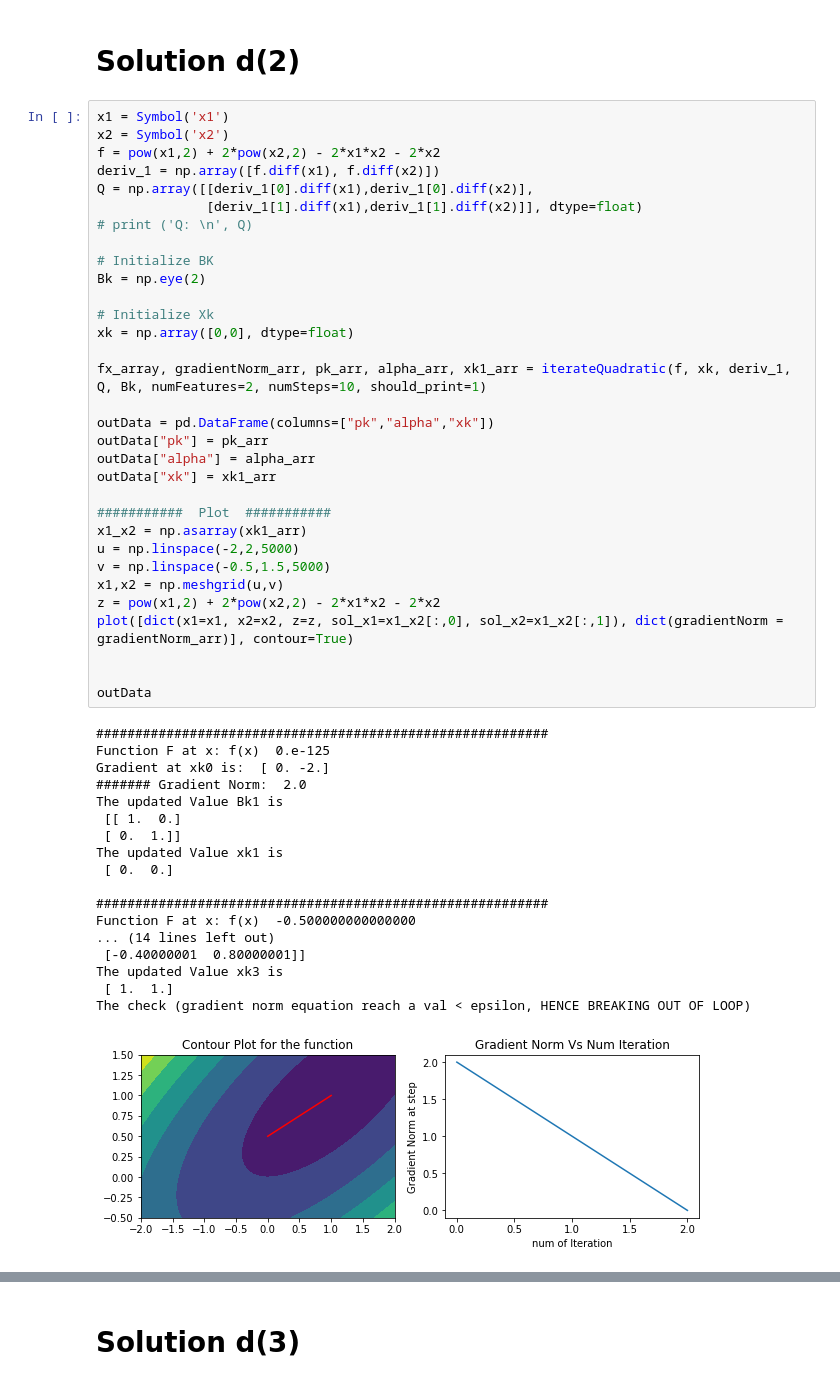
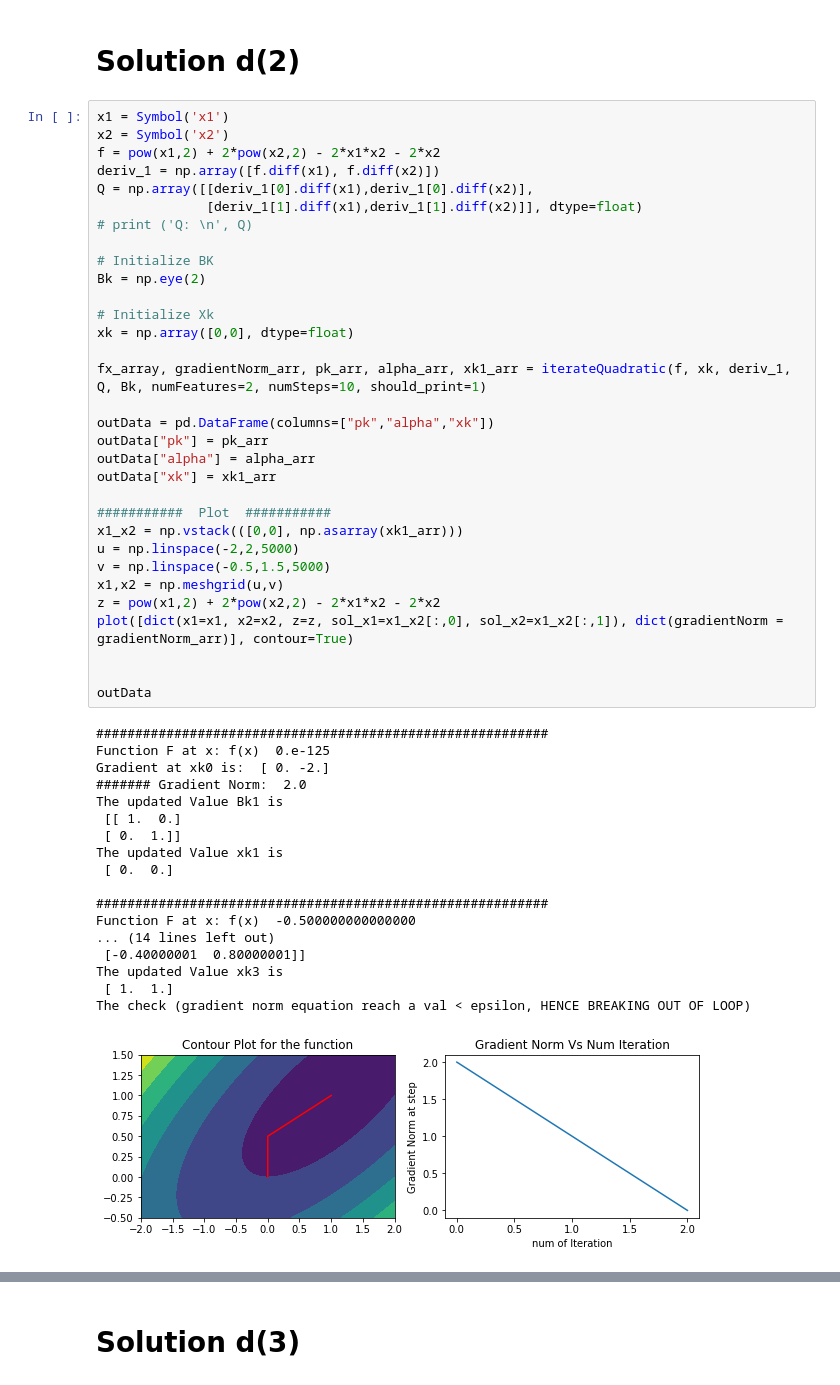
Before and after one commit to Sardhendu/Optimization, a Jupyter notebook: BFGS.ipynb, the cells around one changed output, grey strips where cells are left out. Saved outputs shown, nothing was run; the diff lists cells and outputs as text.

```diff
--- a/BFGS.ipynb
+++ b/BFGS.ipynb
@@ -355,35 +355,35 @@ outData["pk"] = pk_arr
 outData["alpha"] = alpha_arr
 outData["xk"] = xk1_arr
 
 ###########  Plot  ###########
-x1_x2 = np.asarray(xk1_arr)
+x1_x2 = np.vstack(([0,0], np.asarray(xk1_arr)))
 u = np.linspace(-2,2,5000)
 v = np.linspace(-0.5,1.5,5000)
 x1,x2 = np.meshgrid(u,v)
 z = pow(x1,2) + 2*pow(x2,2) - 2*x1*x2 - 2*x2
 plot([dict(x1=x1, x2=x2, z=z, sol_x1=x1_x2[:,0], sol_x2=x1_x2[:,1]), dict(gradientNorm = gradientNorm_arr)], contour=True)
 
 
 outData
 # %% [output]
 ##########################################################
 Function F at x: f(x)  0.e-125
 Gradient at xk0 is:  [ 0. -2.]
 ####### Gradient Norm:  2.0
 The updated Value Bk1 is
  [[ 1.  0.]
  [ 0.  1.]]
 The updated Value xk1 is
  [ 0.  0.]
 
 ##########################################################
 Function F at x: f(x)  -0.500000000000000
 ... (14 lines left out)
  [-0.40000001  0.80000001]]
 The updated Value xk3 is
  [ 1.  1.]
 The check (gradient norm equation reach a val < epsilon, HENCE BREAKING OUT OF LOOP)
-[figure, old version]
+[figure, new version]
 |  | pk | alpha | xk |
 | 0 | [-0.0, 2.0] | 0.25 | [0.0, 0.5] |
 | 1 | [1.0, 0.5] | 1.00 | [1.0, 1.0] |
```
Also changed, not shown: parts of 5 cells of this notebook, 1 other file.
